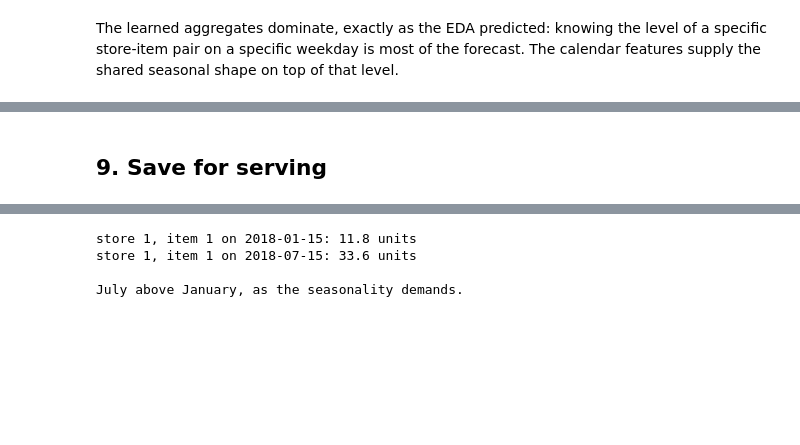
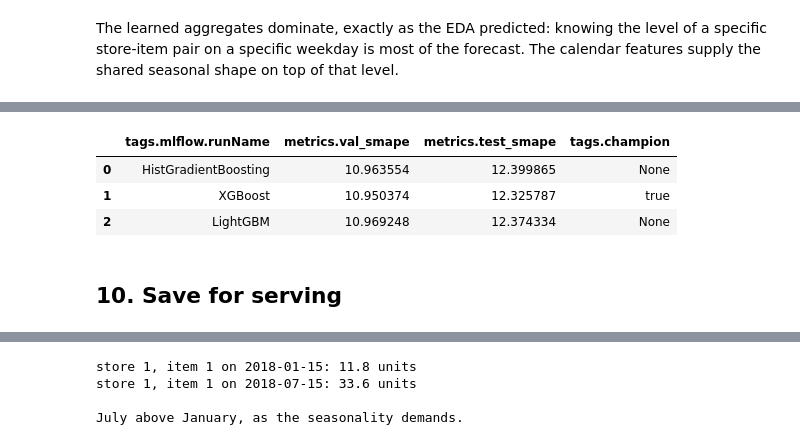
Before and after one commit to Yahya-osama-mohmamed/store-demand-forecasting, a Jupyter notebook: notebooks/demand_analysis.ipynb, the cells around one changed output, grey strips where cells are left out. Cells and saved outputs as stored; diff of their text form; code cells hidden in the pictures; blank space fills up the shorter version.

```diff
--- a/notebooks/demand_analysis.ipynb
+++ b/notebooks/demand_analysis.ipynb
@@ -580,0 +596,32 @@ calendar features supply the shared seasonal shape on top of that level.
+# %%
+mlflow.set_tracking_uri(f"file:///{(lib.PROJECT_ROOT / 'mlruns').as_posix()}")
+mlflow.set_experiment("store-demand-forecasting")
+
+for name, model in fitted.items():
+    row = comparison.loc[name]
+    search_row = next(r for r in rows if r["model"] == name)
+
+    with mlflow.start_run(run_name=name):
+        mlflow.log_params({k.replace("regressor__", ""): v
+                           for k, v in best_params[name].items()})
+        mlflow.log_param("train_end_date", lib.TRAIN_END_DATE)
+        mlflow.log_param("val_end_date", lib.VAL_END_DATE)
+        mlflow.log_param("n_training_rows", len(X_train))
+
+        mlflow.log_metrics({
+            "cv_smape": float(search_row["cv_smape"]),
+            "val_smape": float(row["val_smape"]),
+            "test_smape": float(row["test_smape"]),
+            "test_rmse": float(row["test_rmse"]),
+            "test_mae": float(row["test_mae"]),
+            "test_r2": float(row["test_r2"]),
+            "test_bias_pct": float(row["test_bias_pct"]),
+            "fit_minutes": float(search_row["fit_minutes"]),
+        })
+
+        if name == best_name:
+            mlflow.set_tag("champion", "true")
+            mlflow.sklearn.log_model(model, artifact_path="pipeline")
+
+print(f"logged {len(fitted)} runs to {mlflow.get_tracking_uri()}")
+print(f"champion run tagged: {best_name}")
@@ -581,5 +633,14 @@ calendar features supply the shared seasonal shape on top of that level.
+# %%
+runs_df = mlflow.search_runs(experiment_names=["store-demand-forecasting"])
+cols = ["tags.mlflow.runName", "metrics.val_smape", "metrics.test_smape", "tags.champion"]
+runs_df[[c for c in cols if c in runs_df.columns]].head(10)
+# %% [output]
+|  | tags.mlflow.runName | metrics.val_smape | metrics.test_smape | tags.champion |
+| 0 | HistGradientBoosting | 10.963554 | 12.399865 | None |
+| 1 | XGBoost | 10.950374 | 12.325787 | true |
+| 2 | LightGBM | 10.969248 | 12.374334 | None |
 # %% [markdown]
-## 9. Save for serving
+## 10. Save for serving
 # %%
 df.loc[train_mask].to_csv(lib.PROCESSED_TRAIN_FILE, index=False)
 df.loc[val_mask].to_csv(lib.PROCESSED_VAL_FILE, index=False)
```
Also changed, not shown: parts of 5 cells of this notebook, 12 other files.
